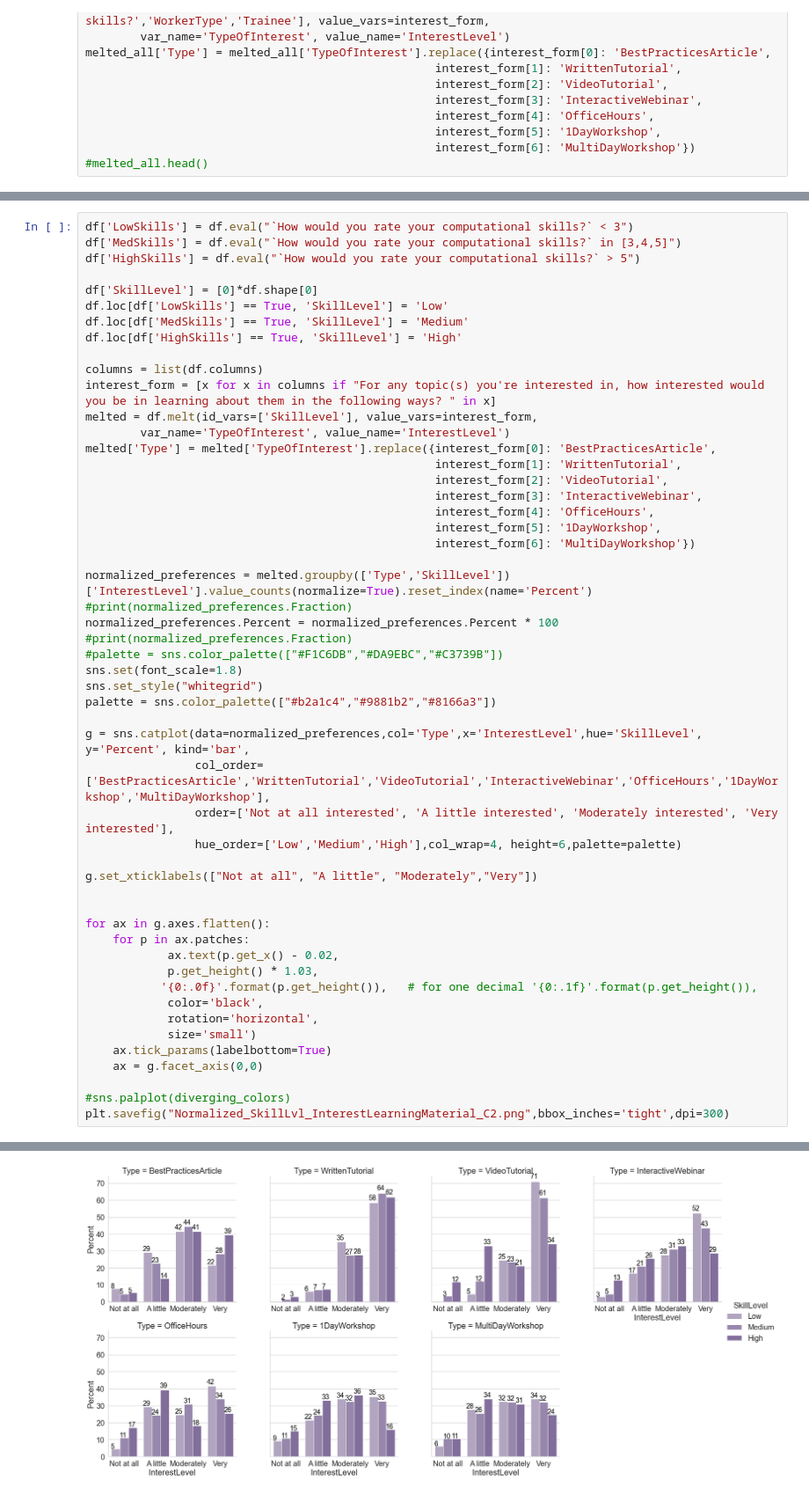
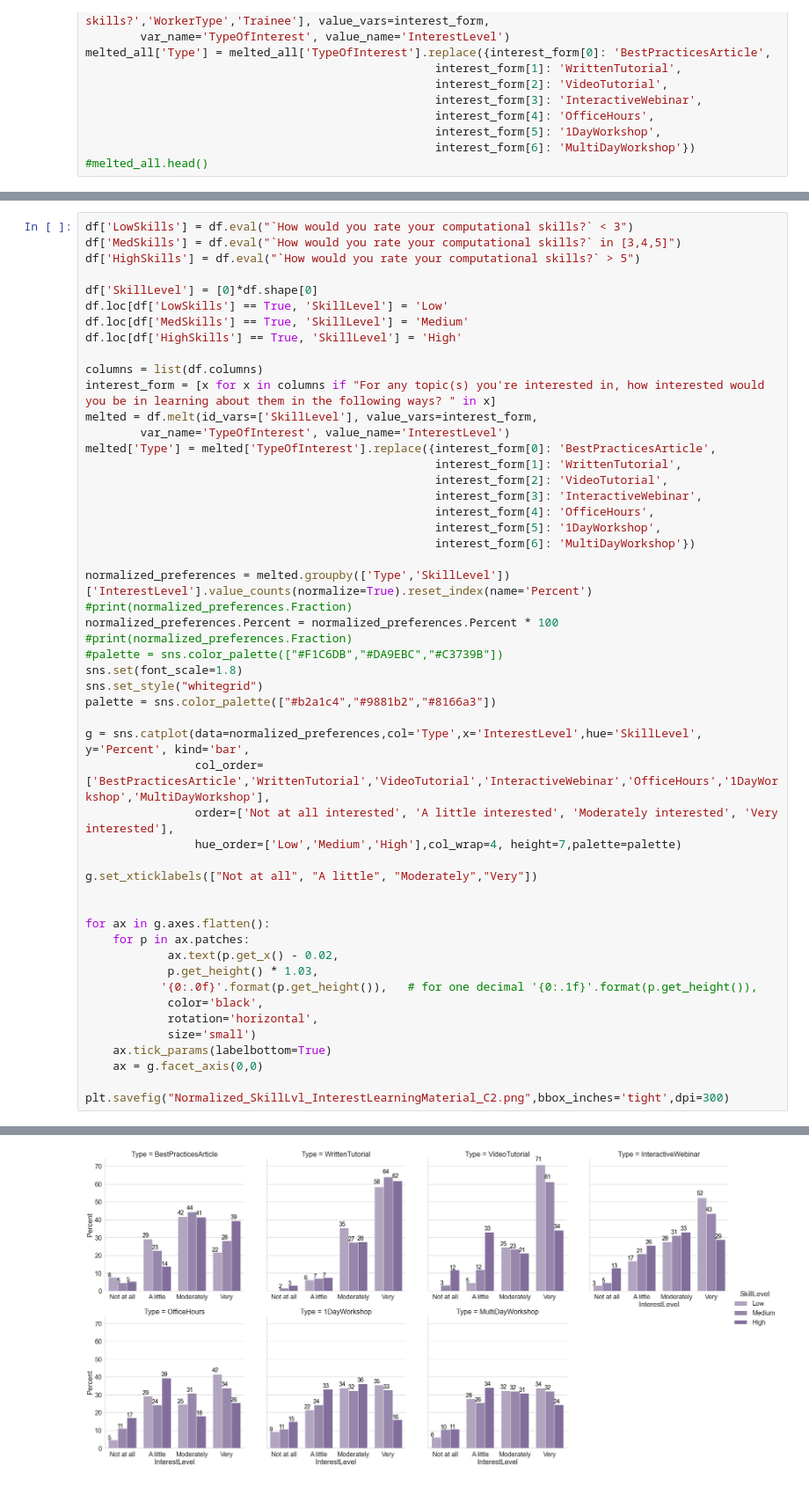
Before and after one commit to ciminilab/2021_Jamali_BiologicalImaging, a Jupyter notebook: JupyterNotebook_graphs/COBASurvey_Analysis.ipynb, the cells around one changed output, grey strips where cells are left out. Shown at 88% size. Drawn from its saved outputs; the diff is of its cells as text.

Commit message:
Updated Figures and notebook

```diff
--- a/JupyterNotebook_graphs/COBASurvey_Analysis.ipynb
+++ b/JupyterNotebook_graphs/COBASurvey_Analysis.ipynb
@@ -468,33 +461,32 @@ palette = sns.color_palette(["#b2a1c4","#9881b2","#8166a3"])
 g = sns.catplot(data=normalized_preferences,col='Type',x='InterestLevel',hue='SkillLevel', y='Percent', kind='bar',
                 col_order=['BestPracticesArticle','WrittenTutorial','VideoTutorial','InteractiveWebinar','OfficeHours','1DayWorkshop','MultiDayWorkshop'],
                 order=['Not at all interested', 'A little interested', 'Moderately interested', 'Very interested'],
-                hue_order=['Low','Medium','High'],col_wrap=4, height=6,palette=palette)
+                hue_order=['Low','Medium','High'],col_wrap=4, height=7,palette=palette)
 
 g.set_xticklabels(["Not at all", "A little", "Moderately","Very"])
 
 
 for ax in g.axes.flatten():
     for p in ax.patches:
             ax.text(p.get_x() - 0.02,
             p.get_height() * 1.03,
            '{0:.0f}'.format(p.get_height()),   # for one decimal '{0:.1f}'.format(p.get_height()),
             color='black',
             rotation='horizontal',
             size='small')
     ax.tick_params(labelbottom=True)
     ax = g.facet_axis(0,0)
 
-#sns.palplot(diverging_colors)
 plt.savefig("Normalized_SkillLvl_InterestLearningMaterial_C2.png",bbox_inches='tight',dpi=300)
 # %% [output]
 posx and posy should be finite values
 posx and posy should be finite values
 posx and posy should be finite values
 posx and posy should be finite values
 posx and posy should be finite values
 posx and posy should be finite values
 posx and posy should be finite values
 posx and posy should be finite values
 posx and posy should be finite values
 posx and posy should be finite values
-[figure, old version]
+[figure, new version]
```
Also changed, not shown: parts of 9 cells of this notebook, 6 other files.
